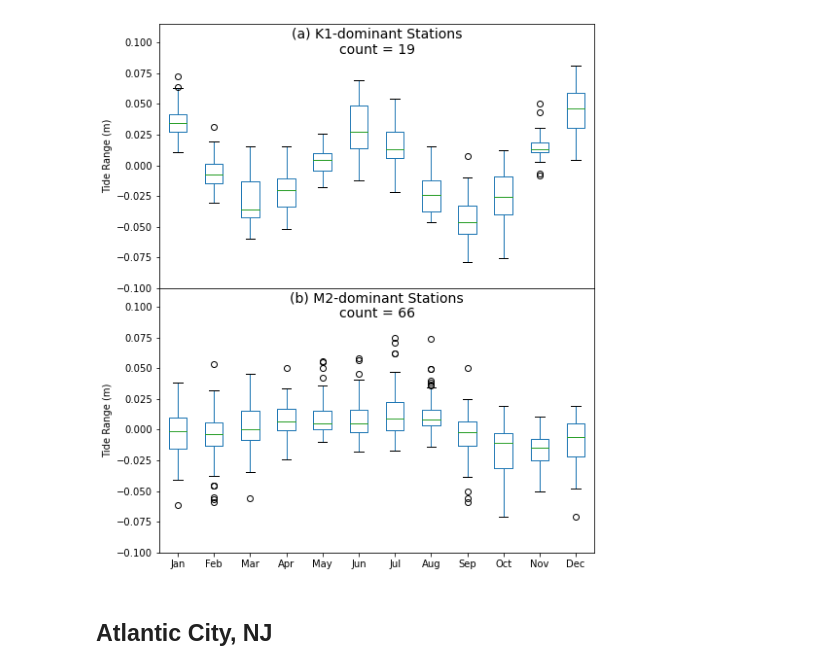
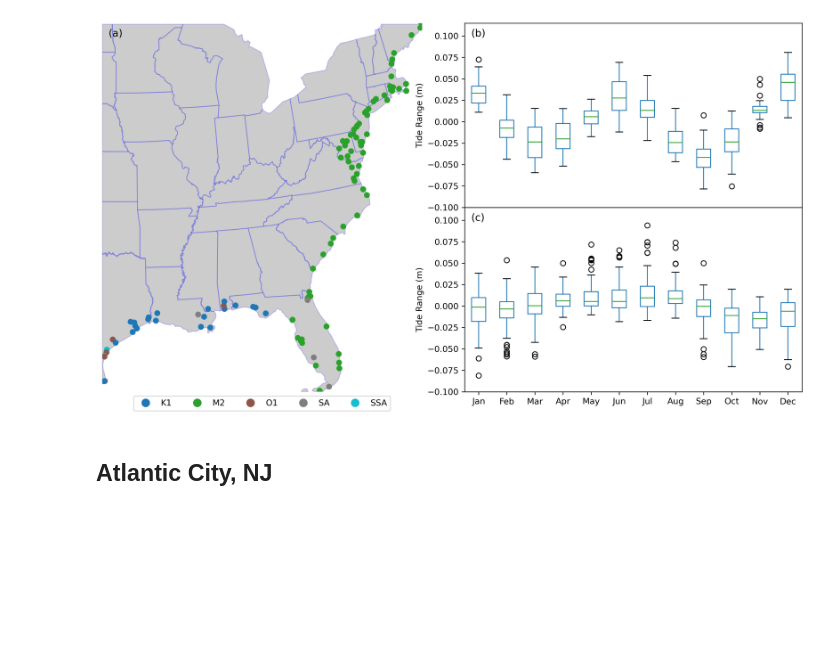
Before and after one commit to cheginit/coastal_transition_zone, a Jupyter notebook: notebooks/input_plots.ipynb, the cells around one changed output. Drawn from its saved outputs; the diff is of its cells as text; code cells hidden in the pictures; blank space fills up the shorter version.

Commit message:
ENH: Plots aesthetics

```diff
--- a/notebooks/input_plots.ipynb
+++ b/notebooks/input_plots.ipynb
@@ -25,6 +26,7 @@ import warnings
 warnings.filterwarnings("ignore", message=".*initial implementation of Parquet.*")
 # %%
 SAVE_KWDS = {"bbox_inches": "tight", "dpi": 300, "facecolor": "w"}
+CRS = "esri:102008"
 # %%
 root = Path("..", "data")
 out_path = Path(root, "outputs")
@@ -55,12 +57 @@ east_coast.to_file(Path(out_path, "east_coast.gpkg"))
-# %%
-east = gpd.read_file(Path(out_path, "east_coast.gpkg")).to_crs("esri:102008")
-east_buff = east.buffer(50e3).to_crs(epsg=4326).unary_union
-
-us = gpd.read_file(
-    "https://www2.census.gov/geo/tiger/TIGER2020/STATE/tl_2020_us_state.zip"
-)
-us = us.to_crs("esri:102008")
-
-east_geo = gpd.clip(us, sgeom.box(*east.convex_hull[0].bounds))
-east_geo.to_file(Path(out_path, "east_geo.gpkg"))
 # %%
@@ -383,23 +362,37 @@ strg_grp = demeaned.T.merge(
     strongest.set_index("id").Constituent, left_index=True, right_index=True
 ).groupby("Constituent")
 # %%
-fig, axes = plt.subplots(2, 1, figsize=(8, 10))
-enum = ["(a)", "(b)"]
+fig = plt.figure(figsize=(15, 8), dpi=300)
+
+gs = GridSpec(2, 2, figure=fig, wspace=0.1)
+ax1 = fig.add_subplot(gs[:, 0])
+axes = [fig.add_subplot(gs[0, 1]), fig.add_subplot(gs[1, 1])]
+
+east_geo.plot(ax=ax1, facecolor="k", edgecolor="b", alpha=0.2)
+strongest.to_crs(CRS).plot(
+    ax=ax1,
+    column="Constituent",
+    legend=True,
+    legend_kwds={"loc": "upper center", "ncol": 5, "bbox_to_anchor": (0.5, 0)},
+)
+ax1.axis("off")
+ax1.margins(0)
+ax1.set_title("(a)", loc="left", y=0.95, x=0.02)
+
+enum = ["(b)", "(c)"]
 for i, n in enumerate(["K1", "M2"]):
     grp = strg_grp.get_group(n)
     grp.drop(columns="Constituent").plot.box(ax=axes[i], sharex=True, legend=False)
-    axes[i].set_title(
-        f"{enum[i]} {n}-dominant Stations\ncount = {len(grp)}", y=0.94, pad=-14, size=14
-    )
+    axes[i].set_title(enum[i], loc="left", y=0.9, x=0.02)
     axes[i].set_ylim(-0.1, 0.115)
     axes[i].margins(0)
     axes[i].set_ylabel("Tide Range (m)")
 plt.subplots_adjust(
     hspace=0,
 )
-fig.savefig(Path(img_path, "k1m2_box.png"), **SAVE_KWDS)
+fig.savefig(Path(img_path, "tidal_constituents.png"), **SAVE_KWDS)
 # %% [output]
-[figure, old version]
+[figure, new version]
 # %% [markdown]
 ## Atlantic City, NJ
 # %%
```
Also changed, not shown: parts of 15 cells of this notebook, 45 other files.
